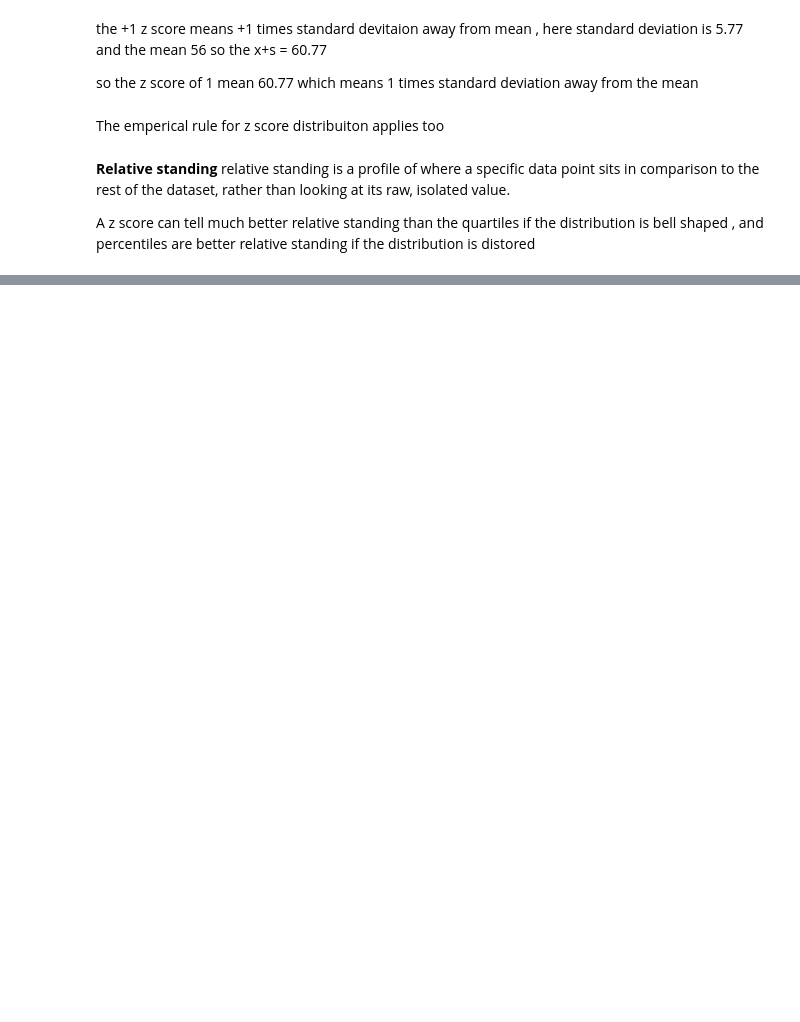
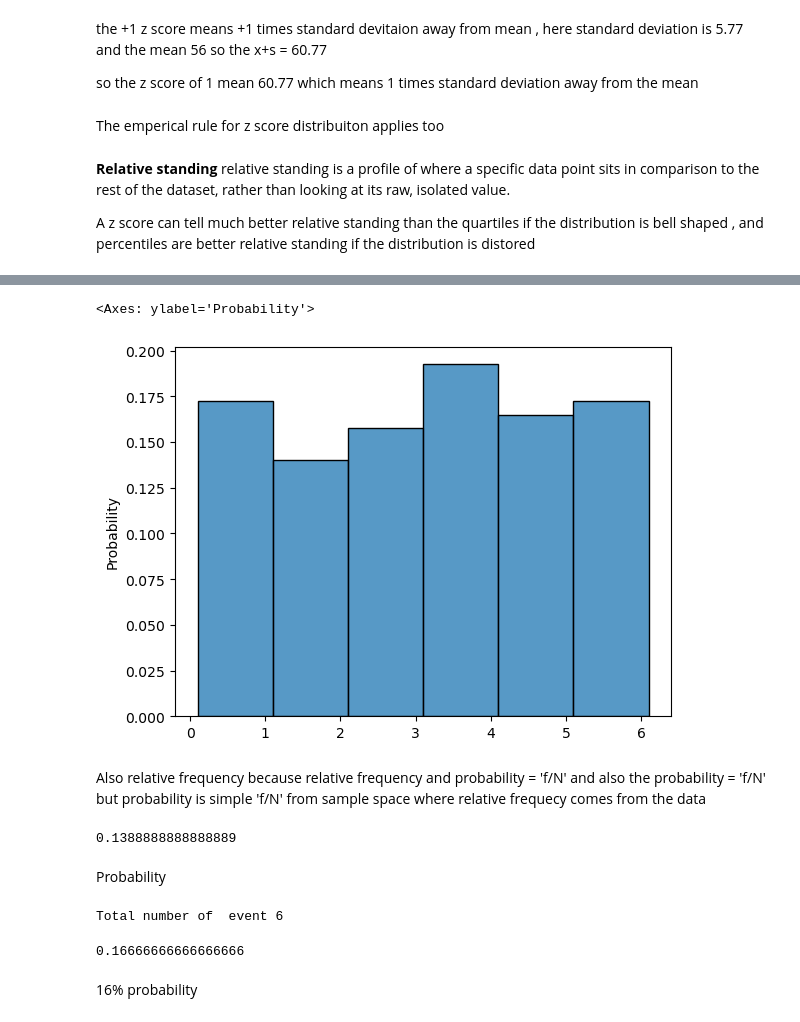
Before and after one commit to qamarr6092/math-with-python, a Jupyter notebook: Statistics/statistics.ipynb, the cells around one changed output, grey strips where cells are left out. Cells and saved outputs as stored; diff of their text form; code cells hidden in the pictures; blank space fills up the shorter version.

```diff
--- a/Statistics/statistics.ipynb
+++ b/Statistics/statistics.ipynb
@@ -2023,0 +2052,44 @@ A z score can tell much better relative standing than the quartiles if the distr
+# %%
+#An experiment of rolling a single dic
+
+sample_space = [ 1 ,2 ,3 ,4 ,5,6]
+event = [ 2,3 ]
+
+
+#Each having probability of 1/6
+
+data = np.random.choice ( sample_space , size = 400  )
+sns.histplot( data , bins = [0.1,1.1,2.1,3.1,4.1,5.1,6.1] , stat = 'probability' )    #
+# %% [output]
+<Axes: ylabel='Probability'>
+[figure, added]
+# %% [markdown]
+Also relative frequency because relative frequency and probability = 'f/N' and also the probability = 'f/N' but probability is simple 'f/N' from sample space where relative frequecy comes from the data
+# %%
+sample_space = np.array( [ [2,3,4,5,6,7] ,
+                 [3,4,5,6,7,8],
+                 [4,5,6,7,8,9],
+                 [5,6,7,8,9,10],
+                 [6,7,8,9,10,11],
+                 [7,8,9,10,11,12]
+                 ] )
+
+
+#Probability of getting six
+
+event = np.count_nonzero(sample_space [sample_space == 6 ] )
+
+event/ sample_space.size
+# %% [output]
+0.1388888888888889
+# %% [markdown]
+Probability
+# %%
+event = np.count_nonzero(sample_space [sample_space == 7 ] )
+print(f'Total number of  event {event}')
+event/ sample_space.size
+# %% [output]
+Total number of  event 6
+0.16666666666666666
+# %% [markdown]
+16% probability
```
Also changed, not shown: parts of 96 cells of this notebook.
